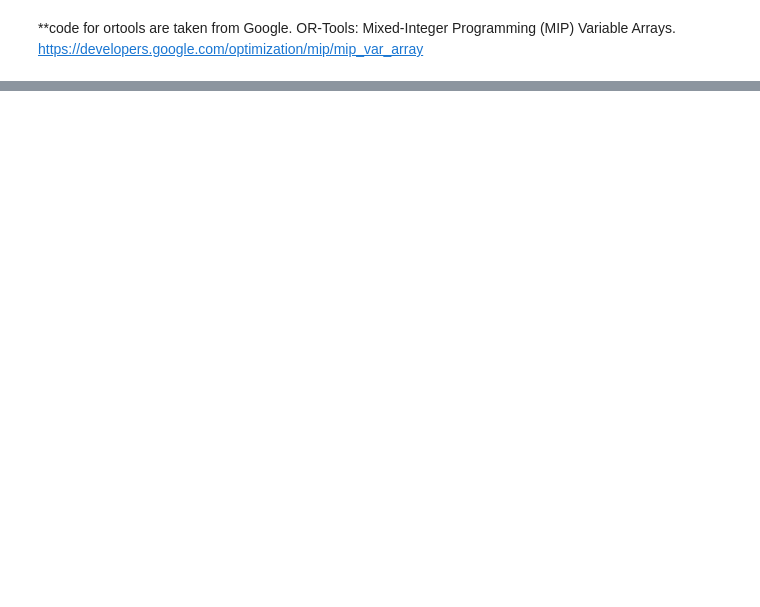
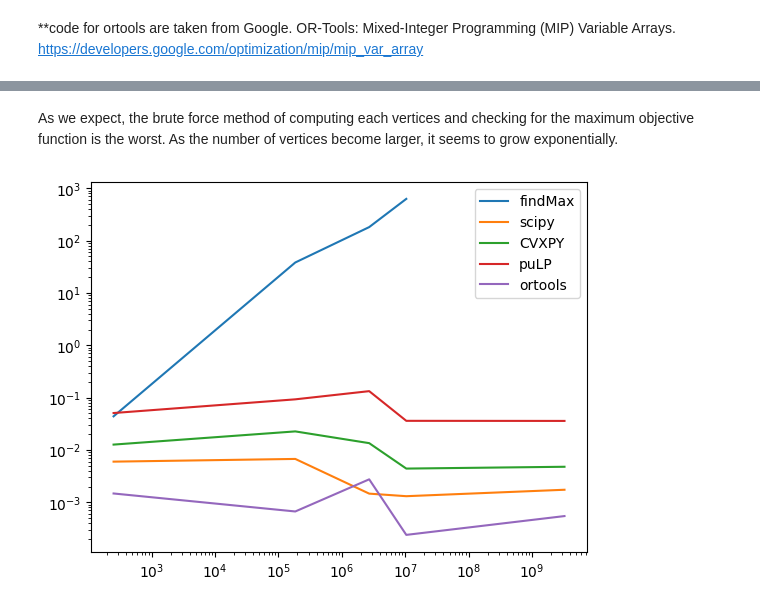
Before and after one commit to Michxz312/Optimization-Problems, a Jupyter notebook: Linear Programming/Linear Programming.ipynb, the cells around one changed output, grey strips where cells are left out. Cells and saved outputs as stored; diff of their text form; code cells hidden in the pictures; blank space fills up the shorter version.

```diff
--- a/Linear Programming/Linear Programming.ipynb
+++ b/Linear Programming/Linear Programming.ipynb
@@ -408,0 +803,14 @@ df
+# %% [markdown]
+As we expect, the brute force method of computing each vertices and checking for the maximum objective function is the worst. As the number of vertices become larger, it seems to grow exponentially.
+# %%
+plt.plot(x, y0, label = "findMax")
+plt.plot(x, y1, label = "scipy")
+plt.plot(x, y2, label = "CVXPY")
+plt.plot(x, y3, label = "puLP")
+plt.plot(x, y4, label = "ortools")
+plt.legend()
+plt.xscale('log')
+plt.yscale('log')
+plt.show()
+# %% [output]
+[figure, added]
```
Also changed, not shown: parts of 26 cells of this notebook, 1 other file.
